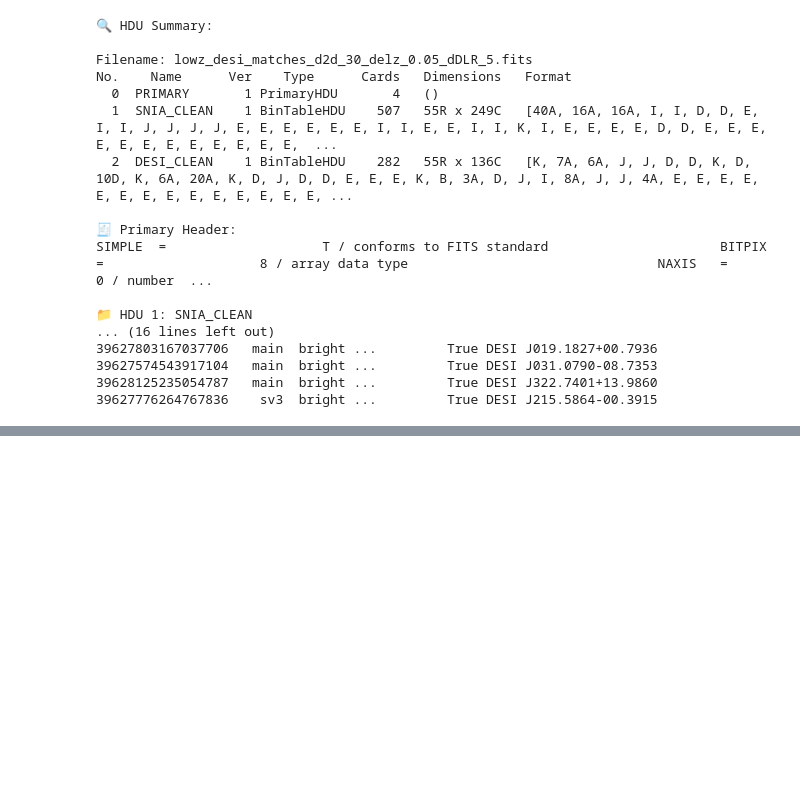
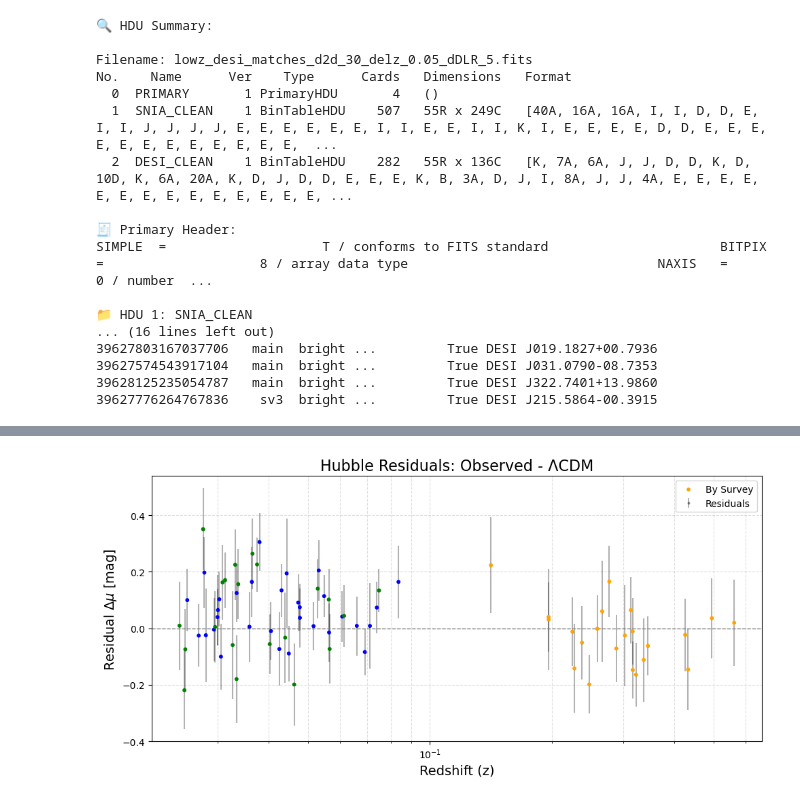
Before and after one commit to chernya4/DESI_DES, a Jupyter notebook: hbl_diag_resid.ipynb, the cells around one changed output, grey strips where cells are left out. Cells and saved outputs as stored; diff of their text form; code cells hidden in the pictures; blank space fills up the shorter version.

```diff
--- a/hbl_diag_resid.ipynb
+++ b/hbl_diag_resid.ipynb
@@ -245,0 +661,65 @@ SNID       MU         MUERR_FINAL
+# %%
+import numpy as np
+import matplotlib.pyplot as plt
+from scipy.integrate import quad
+from astropy.table import Table
+
+# === Load data ===
+data = Table.read("residuals_data.fits")
+zcmb = np.array(data["CSV_zCMB"])
+mu_obs = np.array(data["CSV_MU"])
+muerr = np.array(data["CSV_MUERR_FINAL"])
+
+# Decode survey source if needed
+source = np.array([s.decode() if isinstance(s, bytes) else s for s in data["SOURCE"]])
+source_colors = {"DES": "orange", "FOUNDATION": "blue", "LOWZ": "green"}
+color_vals = [source_colors.get(s, "gray") for s in source]
+
+# === Cosmology Parameters ===
+H_o = 70  # km/s/Mpc
+c = 3e5   # km/s
+Omega_m = 0.295
+Omega_Lambda = 1.0 - Omega_m
+
+# === Define luminosity distance ===
+def integrand(z_prime):
+    return 1.0 / np.sqrt(Omega_m * (1 + z_prime)**3 + Omega_Lambda)
+
+def luminosity_distance(z):
+    integral, _ = quad(integrand, 0, z)
+    return (c / H_o) * (1 + z) * integral  # in Mpc
+
+# === Compute theoretical distance modulus at each z ===
+mu_model = []
+for z in zcmb:
+    d_L = luminosity_distance(z)
+    mu = 5 * np.log10(d_L * 1e6 / 10)  # convert Mpc to pc
+    mu_model.append(mu)
+mu_model = np.array(mu_model)
+
+# === Compute residuals ===
+residuals = mu_obs - mu_model
+
+# === Plot residuals ===
+plt.figure(figsize=(10, 5))
+
+# Residuals with error bars
+plt.errorbar(zcmb, residuals, yerr=muerr, fmt='o', color='black', alpha=0.3, markersize=2, label='Residuals')
+
+# Scatter colored by sample
+plt.scatter(zcmb, residuals, c=color_vals, s=10, label='By Survey', zorder=3)
+
+# Horizontal line at 0
+plt.axhline(0, color='gray', linestyle='--', linewidth=1)
+
+# Aesthetics
+plt.xscale("log")
+plt.xlabel("Redshift (z)", fontsize=14)
+plt.ylabel(r"Residual $\Delta \mu$ [mag]", fontsize=14)
+plt.title("Hubble Residuals: Observed - ΛCDM", fontsize=16)
+plt.grid(True, which="both", linestyle="--", alpha=0.4)
+plt.legend()
+plt.tight_layout()
+plt.show()
+# %% [output]
+[figure, added]
```
Also changed, not shown: parts of 27 cells of this notebook, 15 other files.
